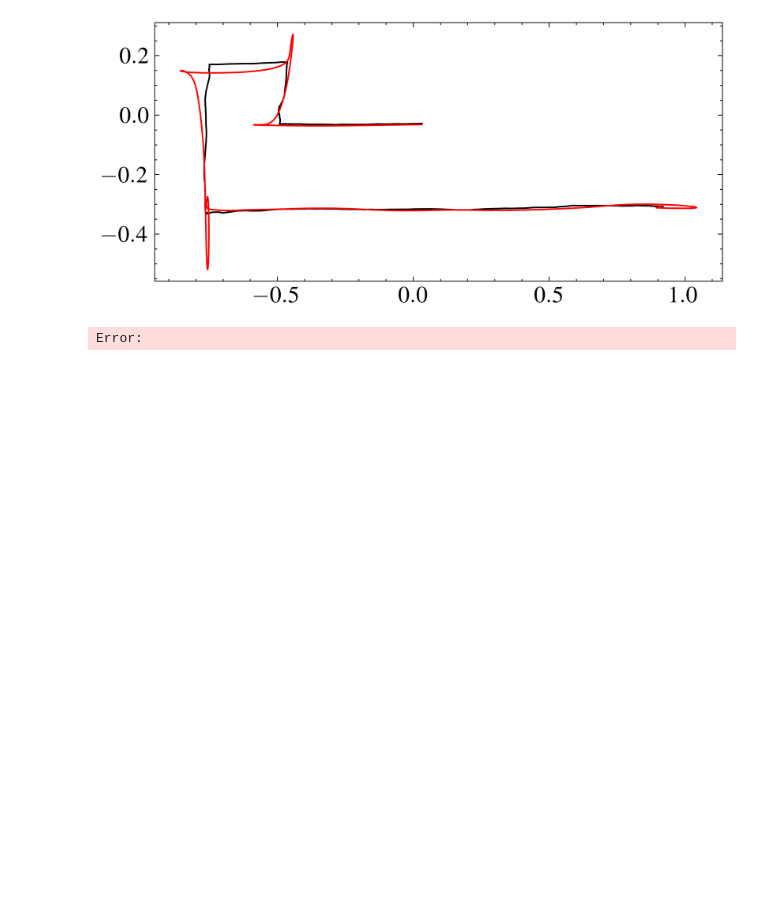
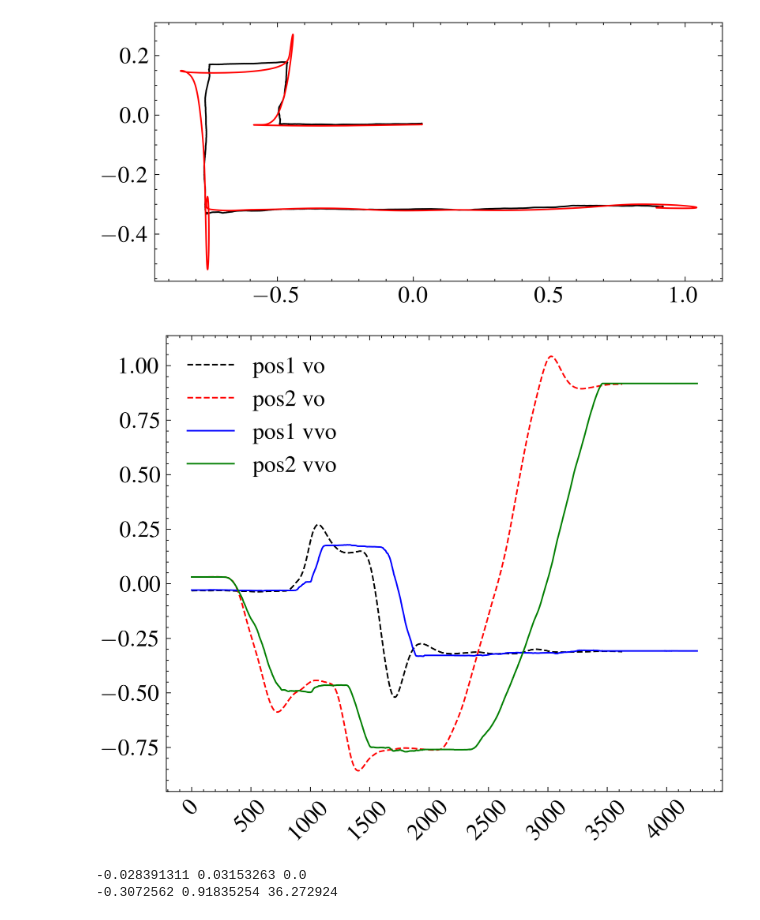
Before and after one commit to ringe-n-5525079/mocap-fyp, a Jupyter notebook: data_capture/Paper_Plotting/ground_truth.ipynb, the cells around one changed output. Saved outputs shown, nothing was run; the diff lists cells and outputs as text; code cells hidden in the pictures; blank space fills up the shorter version.

```diff
--- a/data_capture/Paper_Plotting/ground_truth.ipynb
+++ b/data_capture/Paper_Plotting/ground_truth.ipynb
@@ -29,17 +29,49 @@ t_vvo = (df_vvo['timestamp'].to_numpy() - df_vvo['timestamp'].to_numpy()[0]) / 1
 t_vo = (df_vo['timestamp'].to_numpy() - df_vo['timestamp'].to_numpy()[0]) / 1e6
 pos1_vvo = df_vvo['position[0]'].to_numpy()
 pos1_vo = df_vo['position[0]'].to_numpy()
-pos2_vvo = df_vvo['position[1]'].to_numpy()
-pos2_vo = df_vo['position[1]'].to_numpy()
-pos3_vvo = df_vvo['position[2]'].to_numpy()
-pos3_vo = df_vo['position[2]'].to_numpy()
+pos3_vvo = -df_vvo['position[1]'].to_numpy()
+pos3_vo = -df_vo['position[1]'].to_numpy()
+pos2_vvo = df_vvo['position[2]'].to_numpy()
+pos2_vo = df_vo['position[2]'].to_numpy()
 # %%
 plt.figure(figsize=(6, 3))
-plt.plot(pos3_vvo, pos1_vvo, '-')
-plt.plot(pos3_vo, pos1_vo, '-')
+plt.plot(pos2_vvo, pos1_vvo, '-')
+plt.plot(pos2_vo, pos1_vo, '-')
 
 plt.tight_layout()
 plt.show()
 # %% [output]
 [figure]
-Error:
+# %%
+# ...existing code...
+plt.figure(figsize=(6, 5))
+ax = plt.gca()
+
+# plot with time on x-axis (safer than implicit indices)
+ax.plot(pos1_vo, '--', label='pos1 vo')
+ax.plot(pos2_vo, '--', label='pos2 vo')
+ax.plot(pos1_vvo, '-', label='pos1 vvo')
+ax.plot(pos2_vvo, '-', label='pos2 vvo')
+
+# OPTION A — set an explicit number of ticks using MaxNLocator
+import matplotlib.ticker as mticker
+ax.xaxis.set_major_locator(mticker.MaxNLocator(nbins=10))  # increase nbins as needed
+
+# OPTION B — set tick positions manually (e.g. 9 ticks evenly spaced)
+# xticks = np.linspace(min(t_vo.min(), t_vvo.min()), max(t_vo.max(), t_vvo.max()), 9)
+# ax.set_xticks(xticks)
+# ax.set_xticklabels([f"{x:.1f}" for x in xticks])
+
+ax.tick_params(axis='x', rotation=45)   # rotate for readability
+ax.legend()
+plt.tight_layout()
+plt.show()
+# ...existing code...
+# %% [output]
+[figure, added]
+# %%
+print(pos1_vvo[0], pos2_vvo[0], t_vvo[0])
+print(pos1_vvo[-1], pos2_vvo[-1], t_vvo[-1])
+# %% [output]
+-0.028391311 0.03153263 0.0
+-0.3072562 0.91835254 36.272924
```
Also changed, not shown: parts of 7 cells of this notebook, 12 other files.
